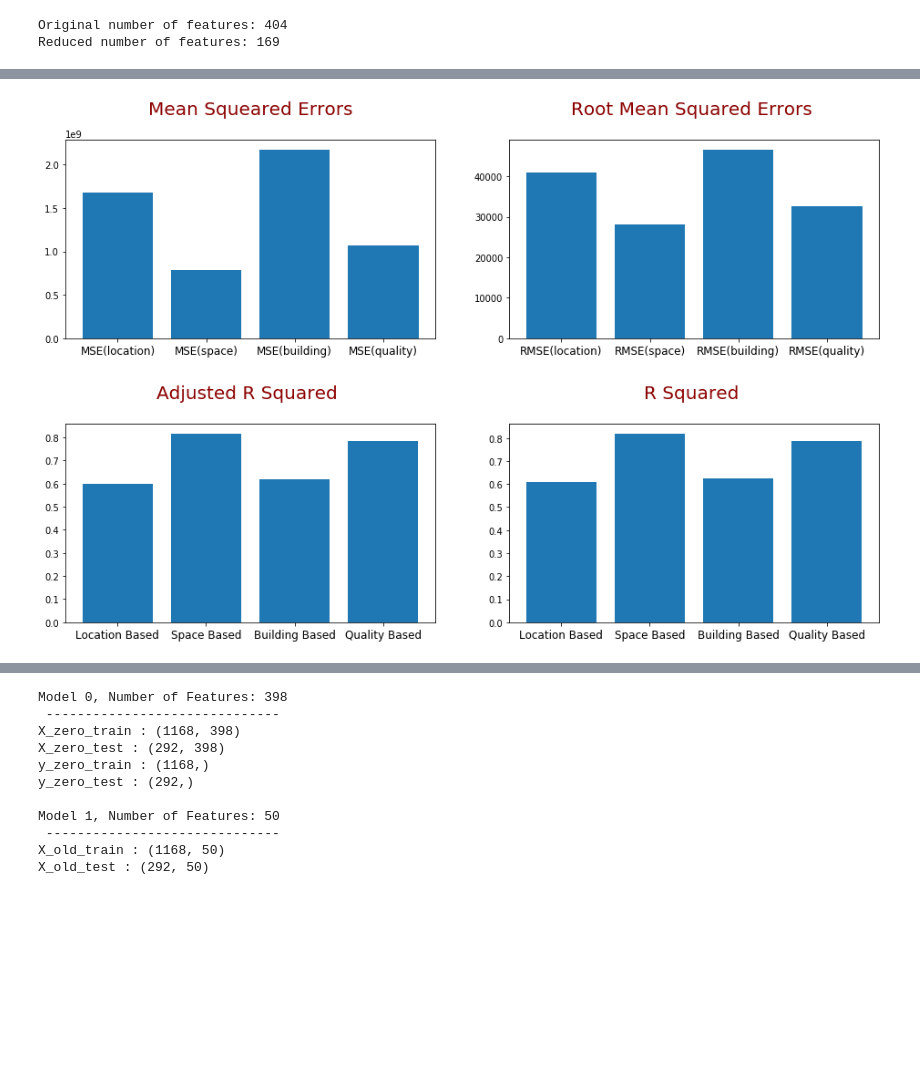
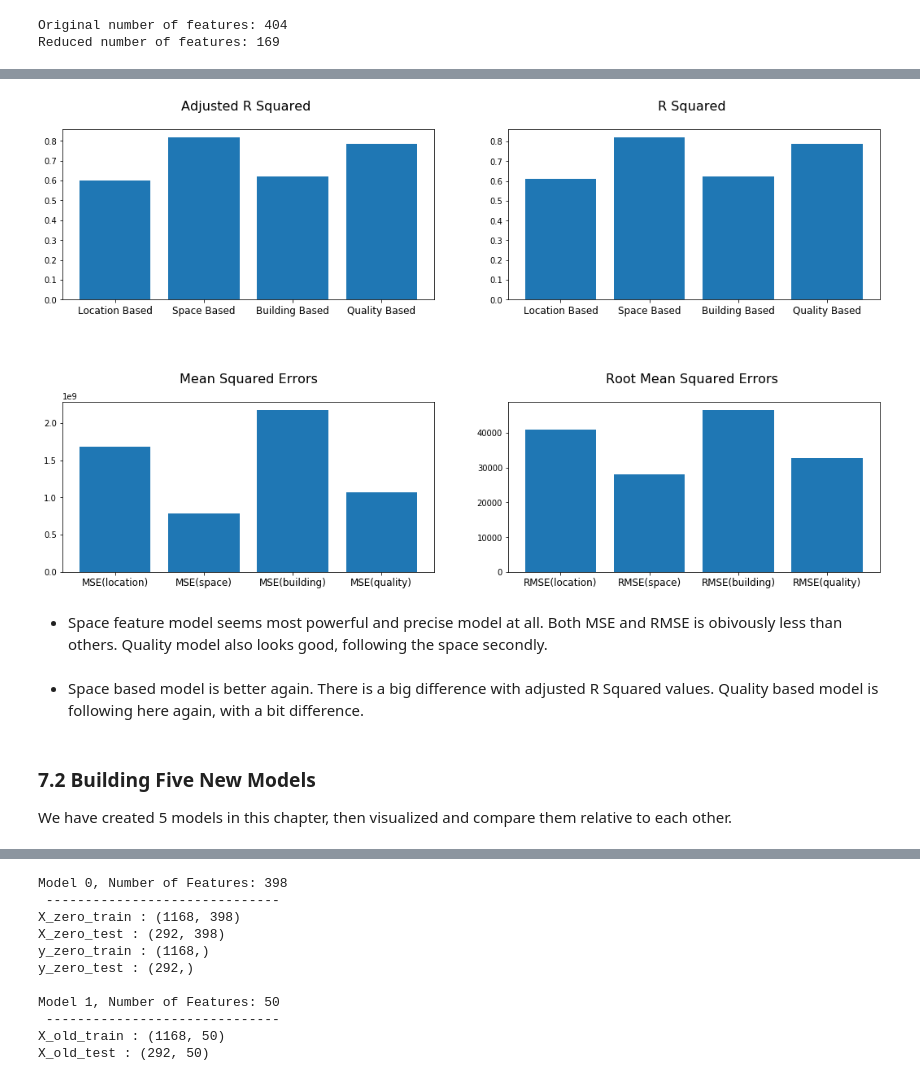
Before and after one commit to omerfkarabey/Data-Science-Projects, a Jupyter notebook: house_pricing_regression.ipynb, the cells around one changed output, grey strips where cells are left out. Cells and saved outputs as stored; diff of their text form; code cells hidden in the pictures; blank space fills up the shorter version.

```diff
--- a/house_pricing_regression.ipynb
+++ b/house_pricing_regression.ipynb
@@ -43,0 +71,4 @@ test_f.head()
+# %%
+train_1 = pd.read_csv('train.csv') # created for later purpose
+train_f = train_1.copy()
+test_f = pd.read_csv('test.csv')
@@ -2082,15 +1285,28 @@ label2 = ['RMSE(location)', 'RMSE(space)', 'RMSE(building)', 'RMSE(quality)']
 # %%
-plt.figure(figsize = (16,4))
+plt.figure(figsize = (18,10))
+
+y_pos3 = np.arange(len(label3))
+plt.subplot(221)
+plt.bar(y_pos3, Rsquared_adj)
+plt.xticks(y_pos3, label3, size = 12)
+plt.title('Adjusted R Squared \n', size = 16)
+plt.subplot(222)
+plt.bar(y_pos3, Rsquared)
+plt.xticks(y_pos3, label3, size = 12)
+plt.title('R Squared \n', size = 16)
+
 y_pos1 = np.arange(len(label1))
-plt.subplot(121)
+plt.subplot(223)
 plt.bar(y_pos1, MSE_list)
 plt.xticks(y_pos1, label1, size = 12)
-plt.title('Mean Squeared Errors\n', size = 20, color = 'darkred')
+plt.title('Mean Squared Errors\n', size = 16)
 y_pos2 = np.arange(len(label2))
-plt.subplot(122)
+plt.subplot(224)
 plt.bar(y_pos2, RMSE_list)
 plt.xticks(y_pos2, label2, size = 12)
-plt.title('Root Mean Squared Errors \n', size = 20, color = 'darkred')
+plt.title('Root Mean Squared Errors \n', size = 16)
+
+plt.subplots_adjust(hspace = 0.6)
 plt.show()
 # %% [output]
-[figure, old version]
+[figure, new version]
@@ -2103,15 +1313,9 @@ Rsquared = [results_location.rsquared, results_space.rsquared,
-# %%
-plt.figure(figsize = (16,4))
-y_pos3 = np.arange(len(label3))
-plt.subplot(121)
-plt.bar(y_pos3, Rsquared_adj)
-plt.xticks(y_pos3, label3, size = 12)
-plt.title('Adjusted R Squared \n', size = 20, color = 'darkred')
-plt.subplot(122)
-plt.bar(y_pos3, Rsquared)
-plt.xticks(y_pos3, label3, size = 12)
-plt.title('R Squared \n', size = 20, color = 'darkred')
-plt.show()
-# %% [output]
-[figure, removed]
+# %% [markdown]
+* Space feature model seems most powerful and precise model at all. Both MSE and RMSE is obivously less than others. Quality model also looks good, following the space secondly.
+# %% [markdown]
+* Space based model is better again. There is a big difference with adjusted R Squared values. Quality based model is following here again, with a bit difference.
+# %% [markdown]
+### 7.2 Building Five New Models
+
+We have created 5 models in this chapter, then visualized and compare them relative to each other.
 # %% [markdown]
```
Also changed, not shown: parts of 365 cells of this notebook.
